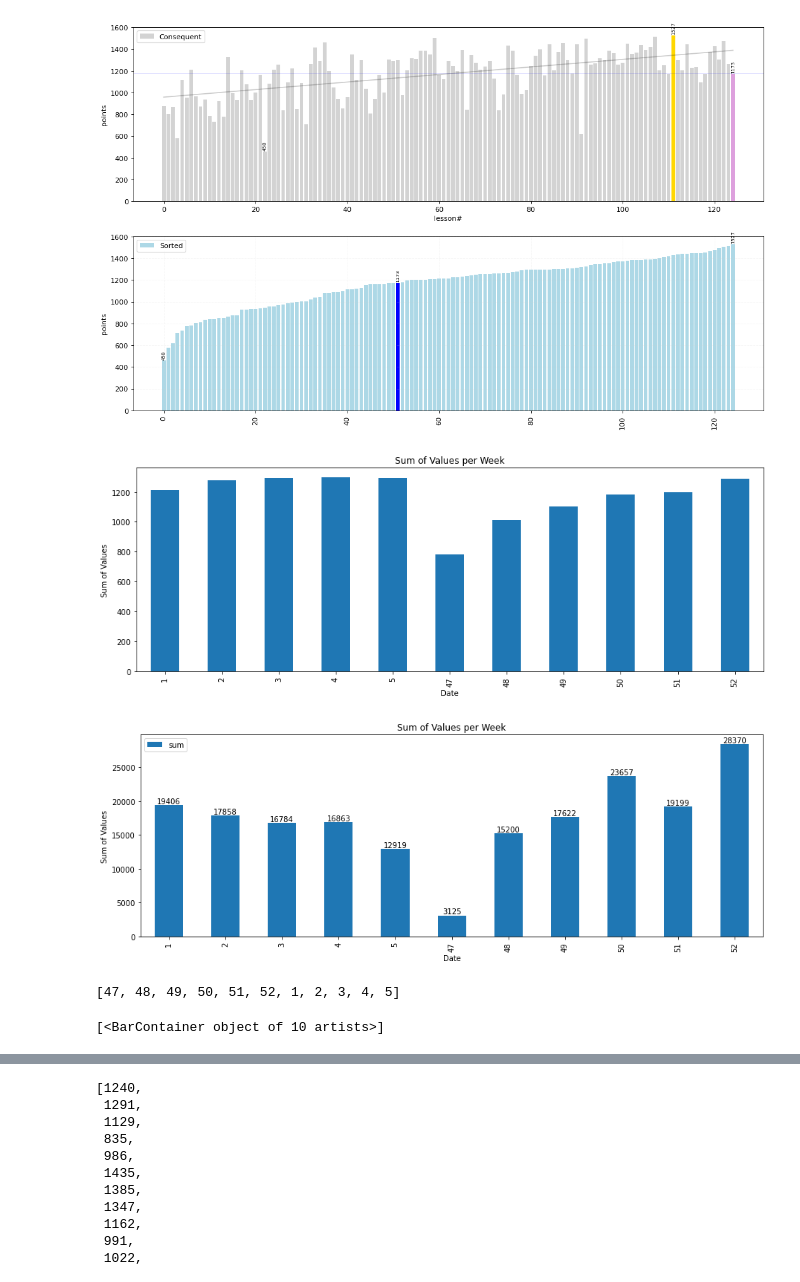
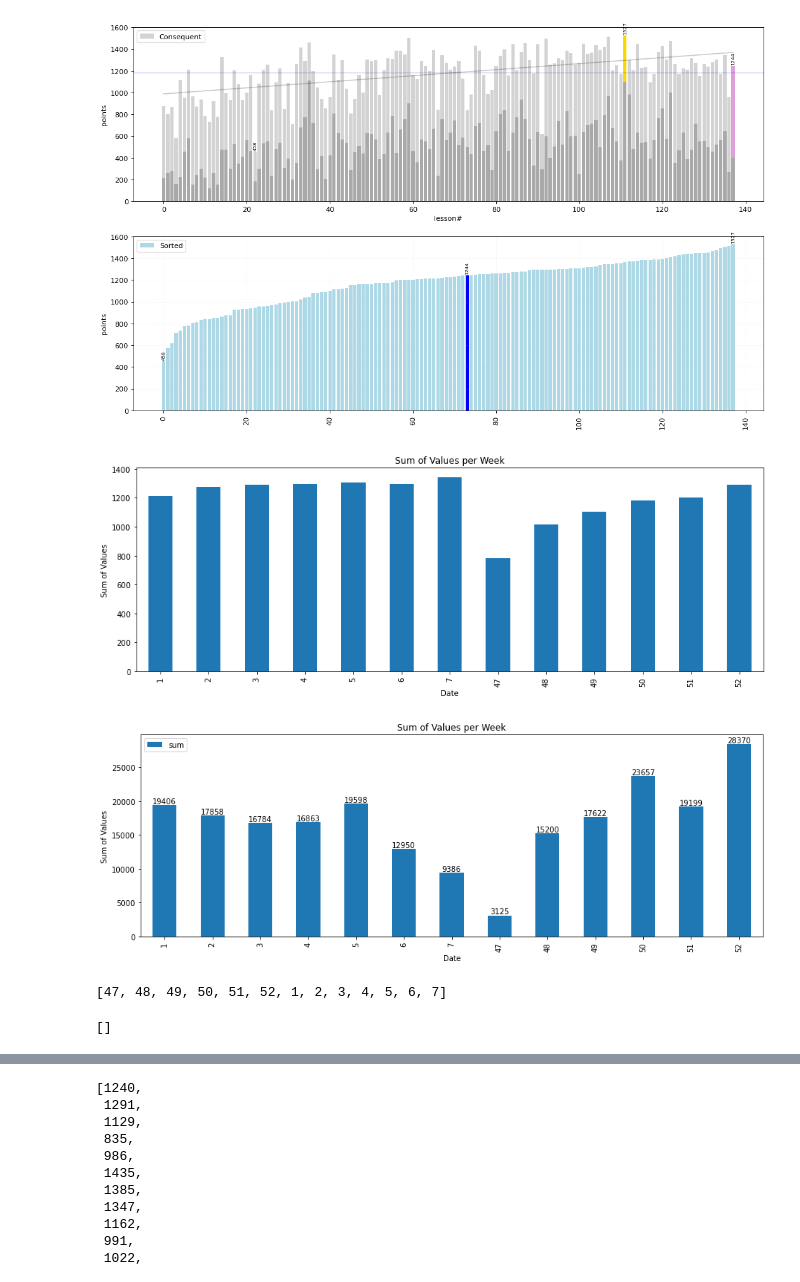
Before and after one commit to alexey198631/hobby_dutch_project, a Jupyter notebook: additional/new_graph_test.ipynb, the cells around one changed output, grey strips where cells are left out. Cells and saved outputs as stored; diff of their text form; code cells hidden in the pictures.

Commit message:
dutch file modification after lessons

```diff
--- a/additional/new_graph_test.ipynb
+++ b/additional/new_graph_test.ipynb
@@ -6,11 +6,12 @@ import matplotlib.pyplot as plt
 
 # import data from existing leaning file with lesson sheet
 lesson_df = pd.read_excel('dutch.xlsx', sheet_name='lesson')
+lesson_df['relative_known'] = lesson_df['known'] / 25 * lesson_df['points']
 
 # extraction necessary information only - date of lesson, # of lesson and finish and points
 # known is for filtering new lessons and repeat lessons
 
-data_words_lesson_df = lesson_df.loc[:, ['finish', 'points', 'known', 'r']]
+data_words_lesson_df = lesson_df.loc[:, ['finish', 'points', 'known', 'r','relative_known']]
 data_words_lesson_df['date'] = data_words_lesson_df['finish'].apply(lambda x: x.strftime("%d.%m.%Y"))
 conseq = data_words_lesson_df[data_words_lesson_df['known'] != 25]
 conseq = conseq.reset_index()
@@ -47,6 +48,10 @@ for i, d in enumerate(conseq['points']):
         color = 'plum'
     elif i == max_pts_ind_con:
         color = 'gold'
+    ax.bar(i, d, color=color)
+
+for i, d in enumerate(conseq['relative_known']):
+    color = 'darkgrey'
     ax.bar(i, d, color=color)
 
 for i in range(len(conseq)):
@@ -64,34 +69,34 @@ ax.plot(x, y, color='black',alpha=.2) #linestyle='--'
 
 plt.xlabel('lesson#')
 plt.ylabel('points')
 
 # create the second subplot
 ax2 = plt.subplot(2, 1, 2)
 
 # plot the second bar graph
 for i, d in enumerate(sort['points']):
     color = 'lightblue'
     if i == last_sort:  # highlight the last lesson bar
         color = 'blue'
     ax2.bar(i, d, color=color)
 
 for i in range(len(sort)):
     if i == max_pts_ind or i == min_pts_ind or i == last_sort:
         plt.text(x=i, y=sort.loc[i, 'points'] + 10, s=sort.loc[i, 'points'], ha='center', va='bottom', color = 'black', size = 7, rotation=90)
 
 #plt.bar(range(len(sort)), sort['points'], color='green')
 plt.legend(['Sorted'], loc="upper left")
 
 plt.grid(linestyle='--', color='lightgrey', alpha=.2)
 plt.xticks(rotation=90)
 plt.ylabel('points')
 
 # show the plot
 current_time = datetime.now().strftime("%d_%m_%Y")
 plt.savefig(f'graph_{current_time}.png', dpi=300, bbox_inches='tight')
 plt.show()
 # %% [output]
-[figure, old version]
+[figure, new version]
 # %%
 df = lesson_df.copy()
 #df['date'] = lesson_df['finish'].apply(lambda x: x.strftime("%d/%m/%y"))
@@ -119,7 +124,7 @@ plt.ylabel("Sum of Values")
 # show plot
 plt.show()
 # %% [output]
-[figure, old version]
+[figure, new version]
 # %%
 writer = pd.ExcelWriter('/Users/aleksejgukov/Desktop/temp.xlsx', engine='xlsxwriter')
 df.to_excel(writer, sheet_name='sheet')
@@ -143,7 +148,7 @@ plt.ylabel("Sum of Values")
 # show plot
 plt.show()
 # %% [output]
-[figure, old version]
+[figure, new version]
 # %%
 values = dict()
 df = lesson_df.copy()
@@ -156,7 +161,7 @@ for i in list(pd.unique(df['week_number'])):
 # %%
 list(values.keys())
 # %% [output]
-[47, 48, 49, 50, 51, 52, 1, 2, 3, 4, 5]
+[47, 48, 49, 50, 51, 52, 1, 2, 3, 4, 5, 6, 7]
 # %%
 ks = list(values.keys())
 ml = 0
@@ -167,7 +172,7 @@ for s in ks:
 # %%
 ax.containers
 # %% [output]
-[<BarContainer object of 10 artists>]
+[]
 # %%
 plt.figure(figsize=(12,12))
 for i in range(3):
```
Also changed, not shown: parts of 3 cells of this notebook, 2 other files.
